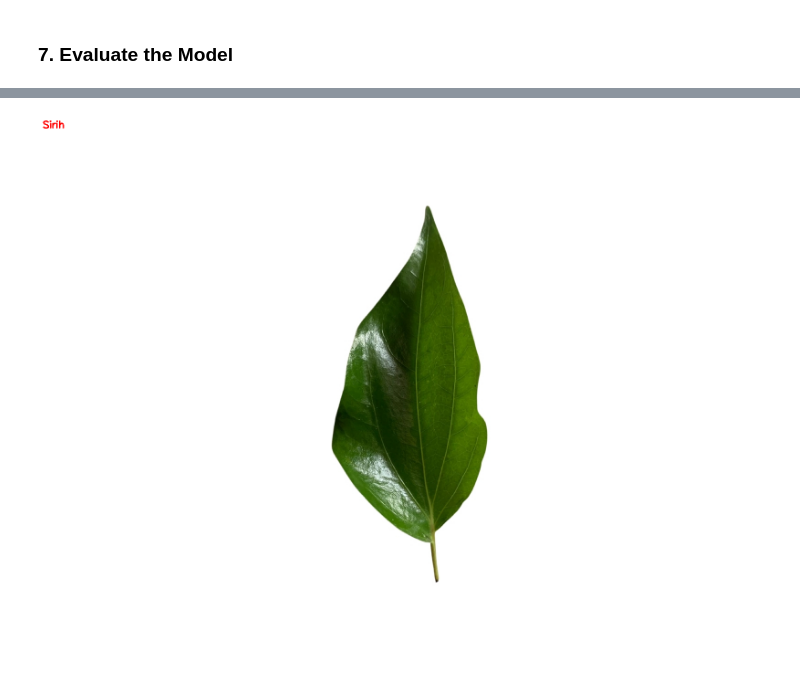
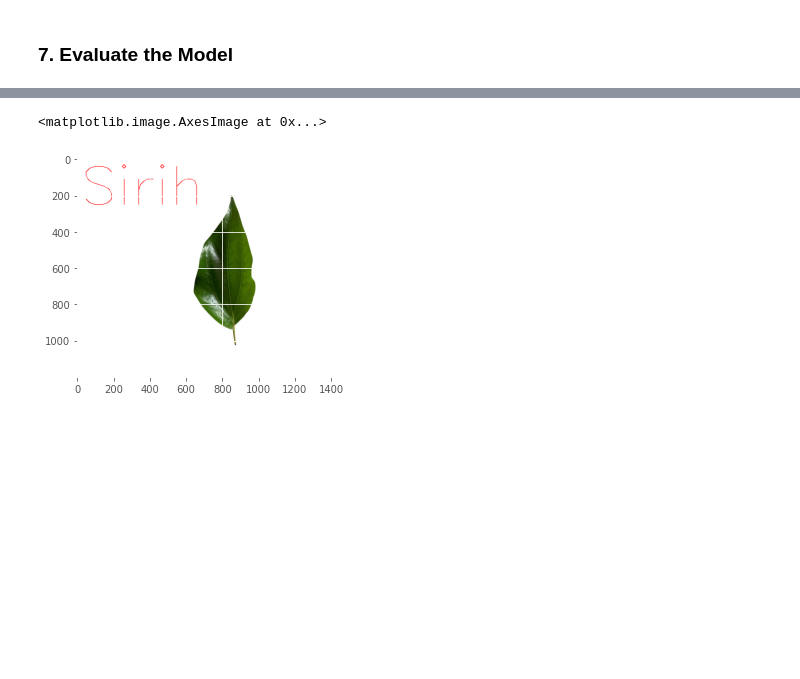
Before and after one commit to Fiqri193/Final-Project-AI, a Jupyter notebook: Image_Classification_using_CNN.ipynb, the cells around one changed output, grey strips where cells are left out. Cells and saved outputs as stored; diff of their text form; code cells hidden in the pictures; blank space fills up the shorter version.

```diff
--- a/Image_Classification_using_CNN.ipynb
+++ b/Image_Classification_using_CNN.ipynb
@@ -191,12 +191,13 @@ print(q_pred)
 # %%
 if q_pred<=0.5 :
     target = "Jeruk Nipis"
 else :
     target = "Sirih"
 text = "{}".format(target)
-cv2.putText(output, text, (10, 30), cv2.FONT_HERSHEY_SIMPLEX, 0.7, (0, 0, 255), 2)
+cv2.putText(output, text, (20, 250), cv2.FONT_HERSHEY_SIMPLEX, 10, (0, 0, 255), 2)
 
 # menampilkan output image
-cv2_imshow(output)
+cv2_plt_imshow(output)
 # %% [output]
+<matplotlib.image.AxesImage at 0x...>
-[figure, old version]
+[figure, new version]
```
Also changed, not shown: parts of 6 cells of this notebook.
